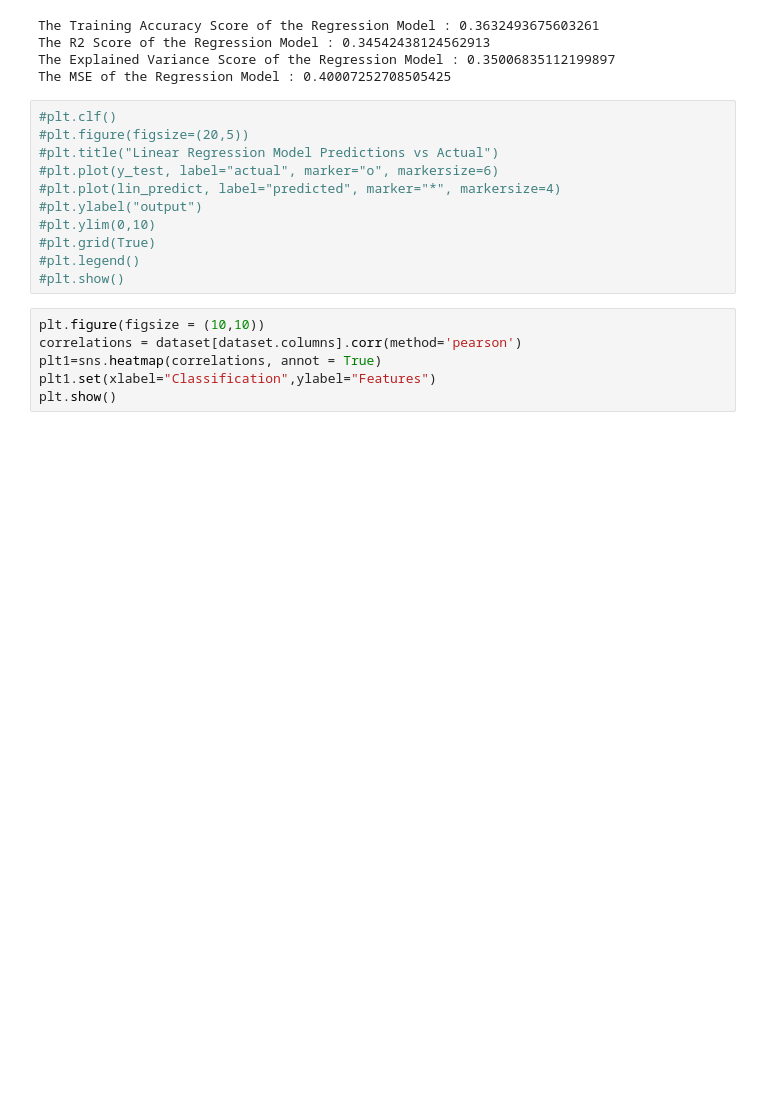
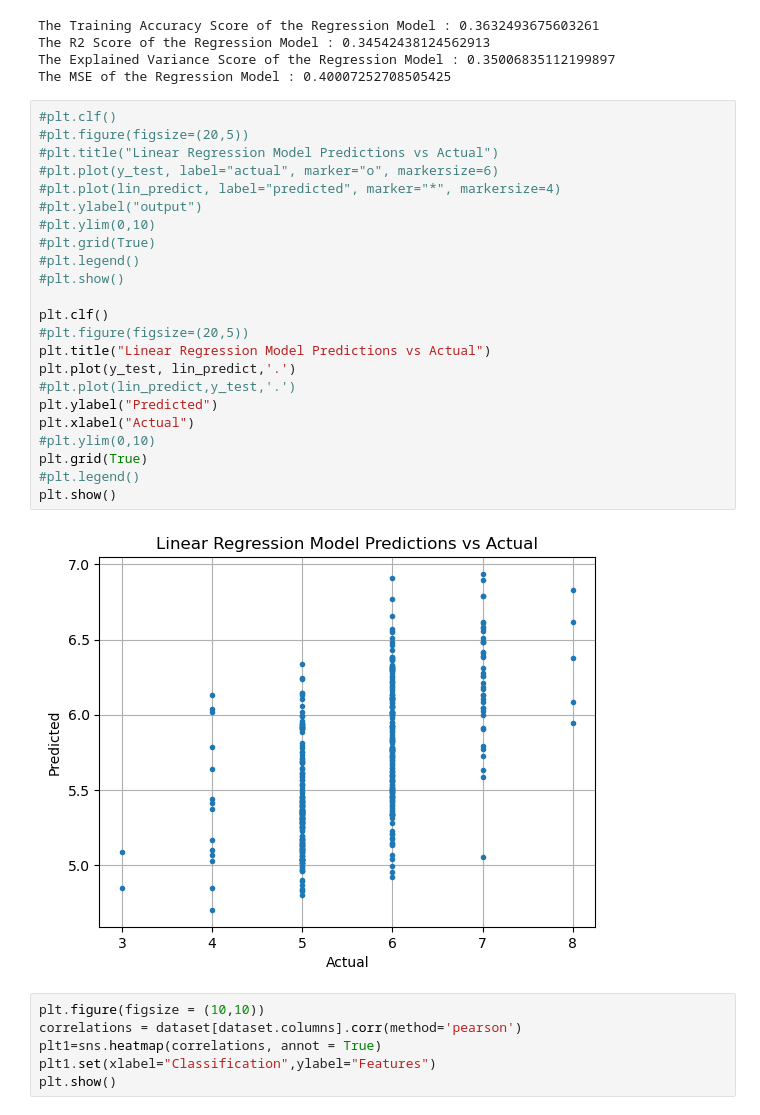
Before and after one commit to COSC5557/warmup-Sanjeeb-PL, a Jupyter notebook: warmup.ipynb, the cells around one changed output. Saved outputs shown, nothing was run; the diff lists cells and outputs as text; blank space fills up the shorter version.

Commit message:
first plot removed and report updated

```diff
--- a/warmup.ipynb
+++ b/warmup.ipynb
@@ -140,14 +140,28 @@ The MSE of the Regression Model : 0.40007252708505425
 # %%
 #plt.clf()
 #plt.figure(figsize=(20,5))
 #plt.title("Linear Regression Model Predictions vs Actual")
 #plt.plot(y_test, label="actual", marker="o", markersize=6)
 #plt.plot(lin_predict, label="predicted", marker="*", markersize=4)
 #plt.ylabel("output")
 #plt.ylim(0,10)
 #plt.grid(True)
 #plt.legend()
 #plt.show()
+
+plt.clf()
+#plt.figure(figsize=(20,5))
+plt.title("Linear Regression Model Predictions vs Actual")
+plt.plot(y_test, lin_predict,'.')
+#plt.plot(lin_predict,y_test,'.')
+plt.ylabel("Predicted")
+plt.xlabel("Actual")
+#plt.ylim(0,10)
+plt.grid(True)
+#plt.legend()
+plt.show()
+# %% [output]
+[figure, added]
 # %%
 plt.figure(figsize = (10,10))
 correlations = dataset[dataset.columns].corr(method='pearson')
```
Also changed, not shown: 2 other files.
